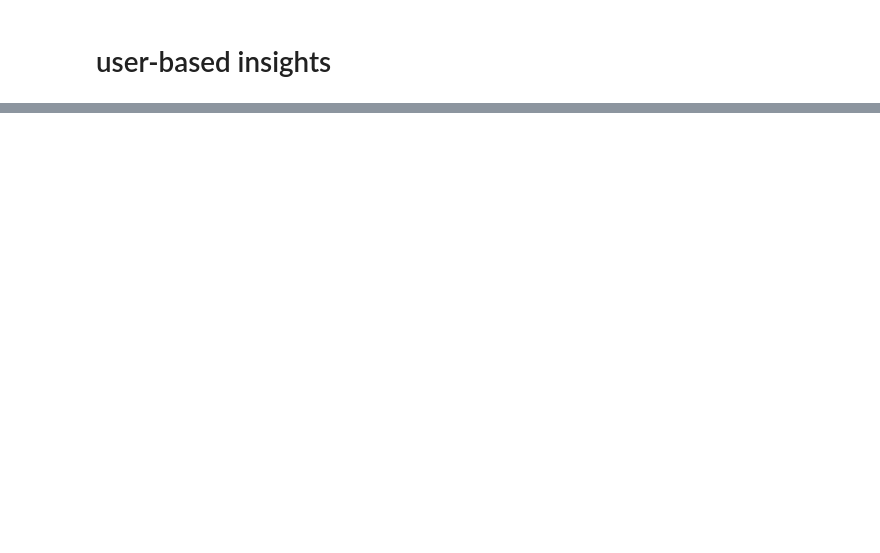
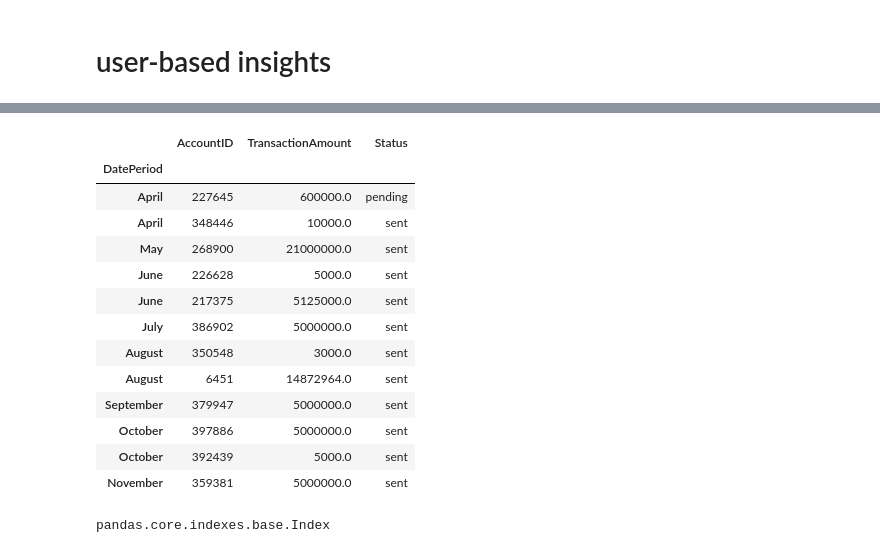
Before and after one commit to neyedhayo/transaction-analysis, a Jupyter notebook: notebook/eda_notebook.ipynb, the cells around one changed output, grey strips where cells are left out. Saved outputs shown, nothing was run; the diff lists cells and outputs as text; code cells hidden in the pictures; blank space fills up the shorter version.

```diff
--- a/notebook/eda_notebook.ipynb
+++ b/notebook/eda_notebook.ipynb
@@ -53,0 +160,24 @@ monthly_transaction_counts = df.groupby([df['DateTime'].dt.year, df['DateTime'].
+# %%
+# Extract the month from the DateTimeIndex and map to actual month names
+highest_transaction_accounts.index = highest_transaction_accounts.index.month.map(month_mapping)
+# %%
+highest_transaction_accounts
+# %% [output]
+|  | AccountID | TransactionAmount | Status |
+| DatePeriod |  |  |  |
+| April | 227645 | 600000.0 | pending |
+| April | 348446 | 10000.0 | sent |
+| May | 268900 | 21000000.0 | sent |
+| June | 226628 | 5000.0 | sent |
+| June | 217375 | 5125000.0 | sent |
+| July | 386902 | 5000000.0 | sent |
+| August | 350548 | 3000.0 | sent |
+| August | 6451 | 14872964.0 | sent |
+| September | 379947 | 5000000.0 | sent |
+| October | 397886 | 5000000.0 | sent |
+| October | 392439 | 5000.0 | sent |
+| November | 359381 | 5000000.0 | sent |
+# %%
+type(highest_transaction_accounts.index)
+# %% [output]
+pandas.core.indexes.base.Index
```
Also changed, not shown: parts of 30 cells of this notebook.
